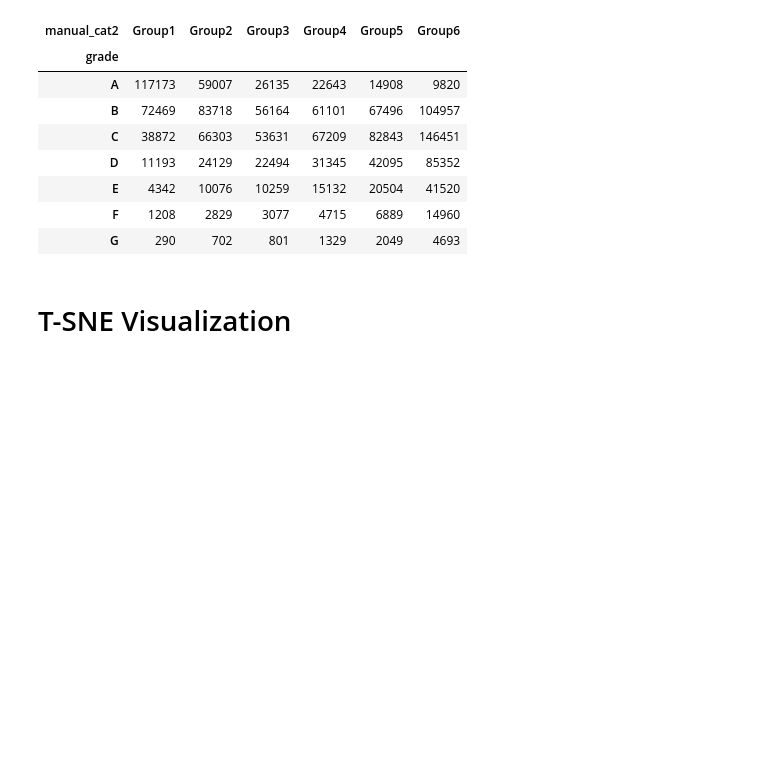
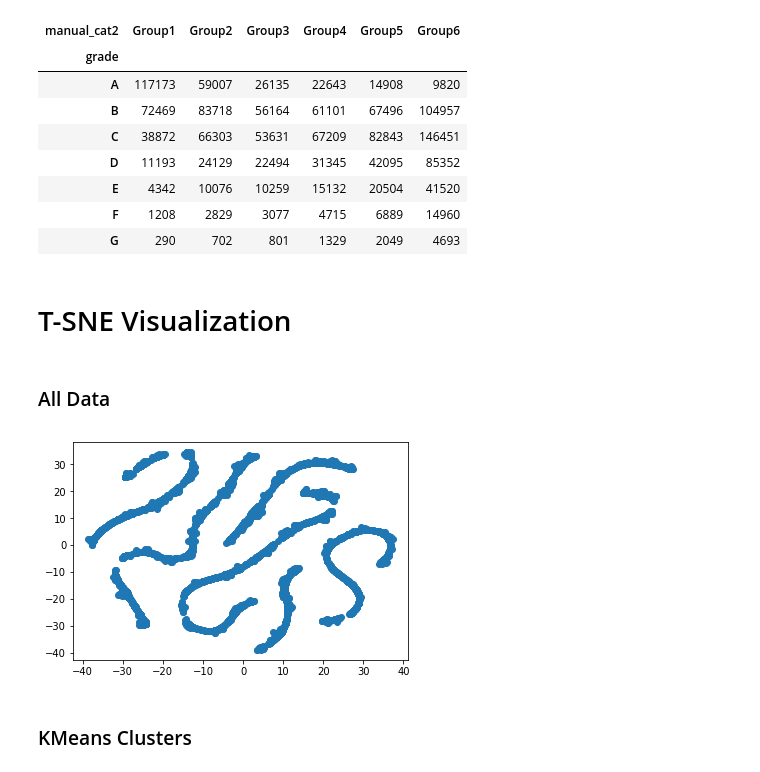
Before and after one commit to erstrong/INFO-7390-ADS-Fall-17-TeamNo., a Jupyter notebook: Assignment 2/Part 2/Clustering.ipynb, the cells around one changed output. Saved outputs shown, nothing was run; the diff lists cells and outputs as text; code cells hidden in the pictures; blank space fills up the shorter version.

```diff
--- a/Assignment 2/Part 2/Clustering.ipynb
+++ b/Assignment 2/Part 2/Clustering.ipynb
@@ -419,0 +392,15 @@ plt.show()
+# %% [markdown]
+### All Data
+# %%
+loans_samp=loans.sample(n=8000)
+# %%
+tsne = TSNE(perplexity=100, n_iter=500)
+# %%
+Y = tsne.fit_transform(loans_samp)
+# %%
+plt.scatter(Y[:, 0], Y[:, 1], cmap=plt.cm.Spectral)
+plt.show()
+# %% [output]
+[figure, added]
+# %% [markdown]
+### KMeans Clusters
```
Also changed, not shown: parts of 11 cells of this notebook, 30 other files.
